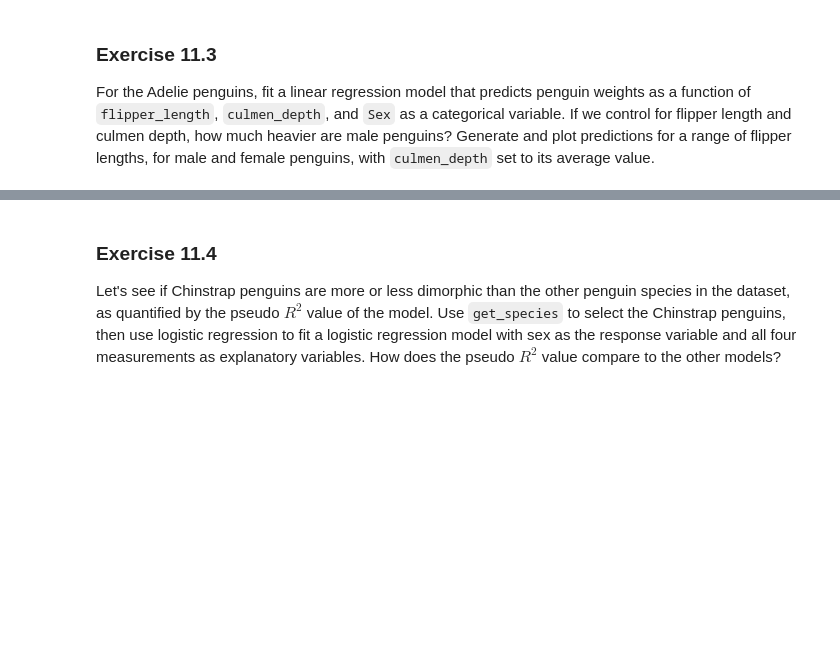
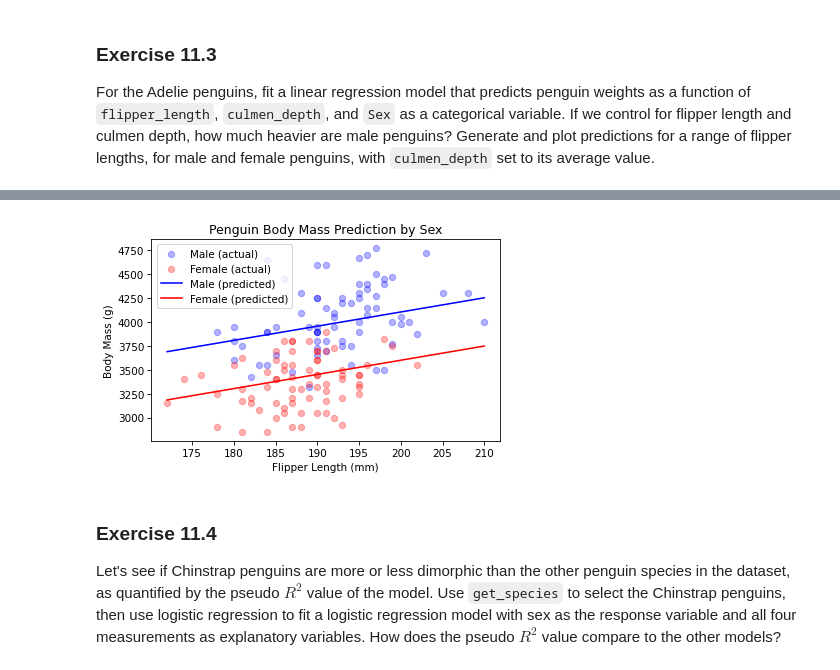
Before and after one commit to Malrangbbobbi/Think-Stats-Study, a Jupyter notebook: chap11.ipynb, the cells around one changed output, grey strips where cells are left out. Drawn from its saved outputs; the diff is of its cells as text; code cells hidden in the pictures; blank space fills up the shorter version.

```diff
--- a/chap11.ipynb
+++ b/chap11.ipynb
@@ -611,3 +835,14 @@ If we control for flipper length and culmen depth, how much heavier are male pen
 Generate and plot predictions for a range of flipper lengths, for male and female penguins, with `culmen_depth` set to its average value.
 # %%
 # Solution goes here
+adelie_valid = adelie.dropna(subset=['mass', 'flipper_length', 'culmen_depth', 'Sex']).copy()
+adelie_valid = adelie_valid[adelie_valid.Sex != '.']
+
+formula_sex = "mass ~ flipper_length + culmen_depth + C(Sex)"
+result_sex = smf.ols(formula_sex, data=adelie_valid).fit()
+
+print("--- 펭귄 몸무게 예측 모델 결과 ---")
+display_summary(result_sex)
+
+male_coef = result_sex.params['C(Sex)[T.MALE]']
+print(f"\n다른 조건이 동일할 때, 수컷 펭귄은 암컷 펭귄보다 약 {male_coef:.2f}g 더 무겁습니다.")
@@ -614,2 +858,38 @@ Generate and plot predictions for a range of flipper lengths, for male and femal
 # %%
 # Solution goes here
+flipper_range = np.linspace(adelie_valid['flipper_length'].min(),
+                            adelie_valid['flipper_length'].max())
+
+# 부리 두께 평균값 계산
+mean_depth = adelie_valid['culmen_depth'].mean()
+
+# 예측을 위한 새로운 데이터프레임
+df_female = pd.DataFrame({
+    'flipper_length': flipper_range,
+    'culmen_depth': mean_depth,
+    'Sex': 'FEMALE'
+})
+df_male = pd.DataFrame({
+    'flipper_length': flipper_range,
+    'culmen_depth': mean_depth,
+    'Sex': 'MALE'
+})
+
+# 각 데이터에 대한 몸무게 예측
+pred_female = result_sex.predict(df_female)
+pred_male = result_sex.predict(df_male)
+
+# 원본 데이터 산점도
+adelie_male = adelie_valid[adelie_valid.Sex == 'MALE']
+adelie_female = adelie_valid[adelie_valid.Sex == 'FEMALE']
+plt.scatter(adelie_male['flipper_length'], adelie_male['mass'], alpha=0.3, label='Male (actual)', color='blue')
+plt.scatter(adelie_female['flipper_length'], adelie_female['mass'], alpha=0.3, label='Female (actual)', color='red')
+plt.plot(flipper_range, pred_male, color='blue', label='Male (predicted)')
+plt.plot(flipper_range, pred_female, color='red', label='Female (predicted)')
+plt.xlabel("Flipper Length (mm)")
+plt.ylabel("Body Mass (g)")
+plt.title("Penguin Body Mass Prediction by Sex")
+plt.legend()
+plt.show()
+# %% [output]
+[figure, added]
```
Also changed, not shown: parts of 54 cells of this notebook, 2 other files.
